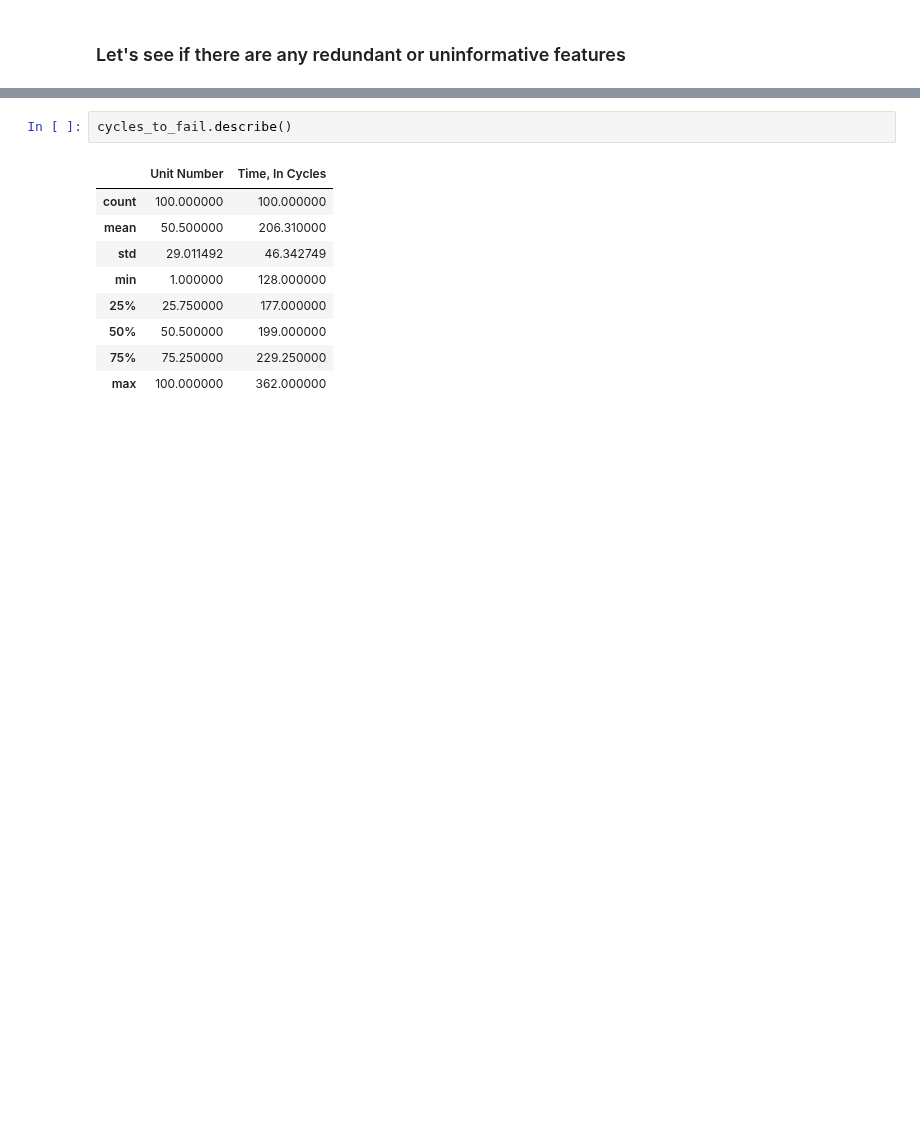
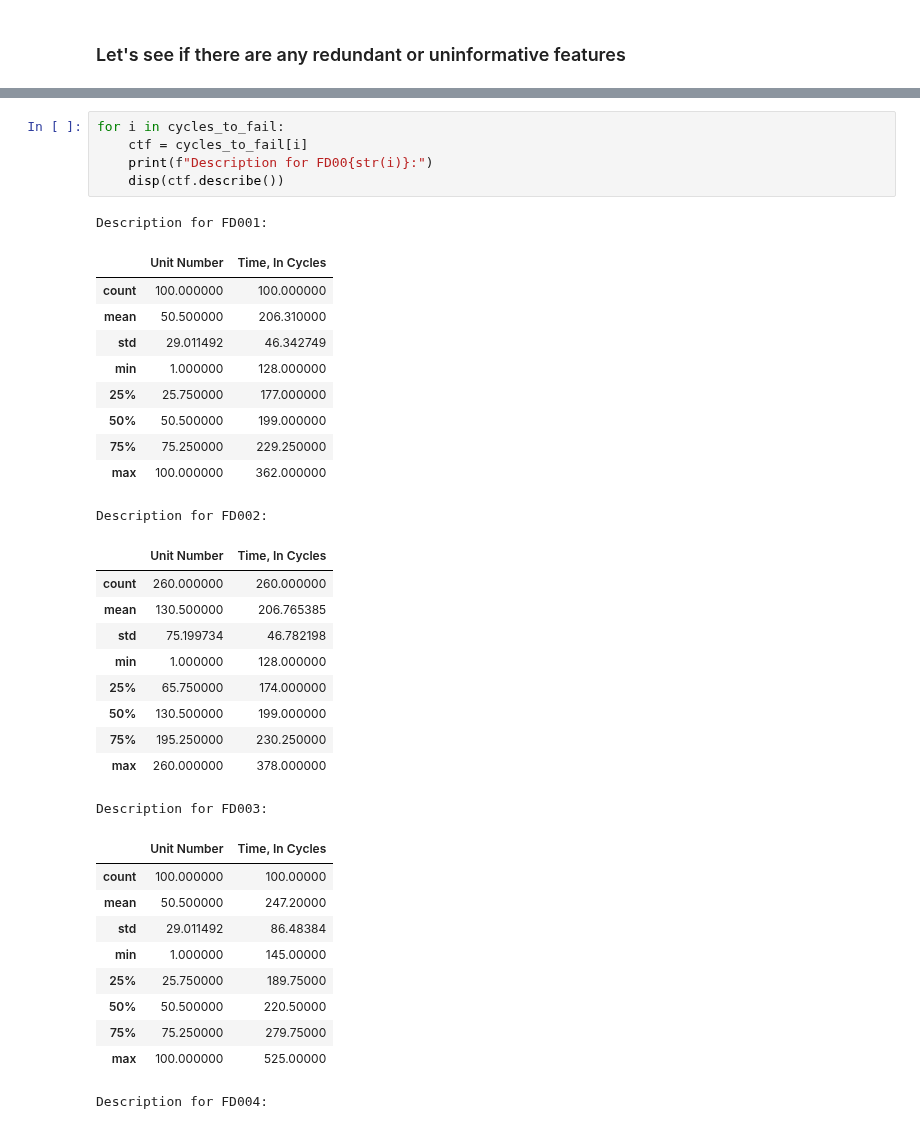
Before and after one commit to nrmshaw100/ECE447_Project, a Jupyter notebook: dataVisualization.ipynb, the cells around one changed output, grey strips where cells are left out. Drawn from its saved outputs; the diff is of its cells as text; blank space fills up the shorter version.

```diff
--- a/dataVisualization.ipynb
+++ b/dataVisualization.ipynb
@@ -64,12 +109,37 @@ disp(cycles_to_fail)
 # %%
-cycles_to_fail.describe()
+for i in cycles_to_fail:
+    ctf = cycles_to_fail[i]
+    print(f"Description for FD00{str(i)}:")
+    disp(ctf.describe())
 # %% [output]
+Description for FD001:
 |  | Unit Number | Time, In Cycles |
 | count | 100.000000 | 100.000000 |
 | mean | 50.500000 | 206.310000 |
 | std | 29.011492 | 46.342749 |
 | min | 1.000000 | 128.000000 |
 | 25% | 25.750000 | 177.000000 |
 | 50% | 50.500000 | 199.000000 |
 | 75% | 75.250000 | 229.250000 |
 | max | 100.000000 | 362.000000 |
+Description for FD002:
+|  | Unit Number | Time, In Cycles |
+| count | 260.000000 | 260.000000 |
+| mean | 130.500000 | 206.765385 |
+| std | 75.199734 | 46.782198 |
+| min | 1.000000 | 128.000000 |
+| 25% | 65.750000 | 174.000000 |
+| 50% | 130.500000 | 199.000000 |
+| 75% | 195.250000 | 230.250000 |
+| max | 260.000000 | 378.000000 |
+Description for FD003:
+|  | Unit Number | Time, In Cycles |
+| count | 100.000000 | 100.00000 |
+| mean | 50.500000 | 247.20000 |
+| std | 29.011492 | 86.48384 |
+| min | 1.000000 | 145.00000 |
+| 25% | 25.750000 | 189.75000 |
+| 50% | 50.500000 | 220.50000 |
+| 75% | 75.250000 | 279.75000 |
+| max | 100.000000 | 525.00000 |
+Description for FD004:
```
Also changed, not shown: parts of 15 cells of this notebook, 2 other files.
